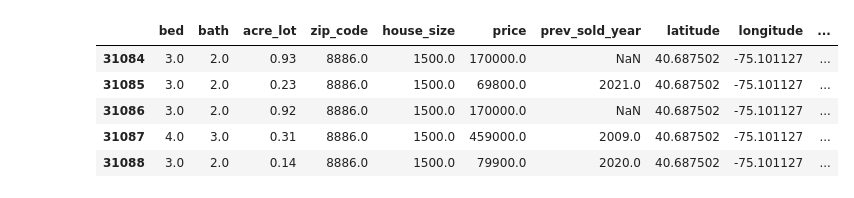
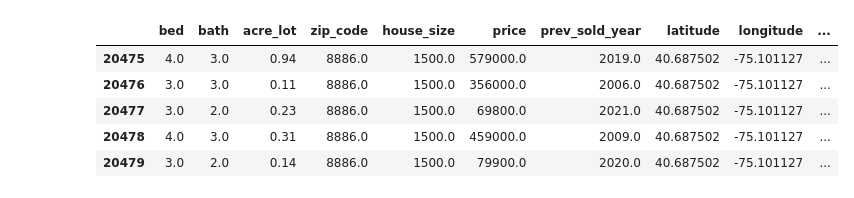
Before and after one commit to jiml-mlai-bootcamp-ucberkeley/8_Week_Challenge, a Jupyter notebook: Multiple Models.ipynb, the cells around one changed output. Drawn from its saved outputs; the diff is of its cells as text; code cells hidden in the pictures.

```diff
--- a/Multiple Models.ipynb
+++ b/Multiple Models.ipynb
@@ -46,3 +51,13 @@ memory usage: 2.4 MB
+# %%
+switches = {
+    "which_df":"allcounties",
+    "normalize":False,
+    "model":"KNearest Neighbor"
+}
+state = "nj"
+# False True onezipcode onecounty outliers allzipcodes allcounties
+# "Linear Regression" "KNearest Neighbor" "Decision Tree" "Polynomial" "Lasso" "Ridge"
+# "Random Forest" "Hist Gradient Boosting" "Gradient Boosting" "Adaboost"
 # %%
 groupby_zipcode = outliers_df.groupby(["zip_code"])["zip_code"].count().sort_values(ascending=False)
 groupby_zipcode_df = pd.DataFrame(groupby_zipcode).rename(columns={"zip_code":"count"}).reset_index()
@@ -74,0 +90,5 @@ memory usage: 32.0 KB
+# %%
+groupby_county = outliers_df.groupby(["county"])["county"].count().sort_values(ascending=False)
+groupby_county_df = pd.DataFrame(groupby_county).rename(columns={"county":"count"}).reset_index()
+first_county = groupby_county_df.iloc[0]["county"]
+first_county
@@ -74,0 +97,2 @@ memory usage: 32.0 KB
+# %%
+one_county_df = outliers_df[outliers_df["county"].isin([first_county])]
@@ -75,18 +119,34 @@ memory usage: 32.0 KB
+# %%
+which_dataframe = outliers_df
+match switches["which_df"]:
+    case "onezipcode":
+        which_dataframe = one_zipcode_df
+    case "onecounty":
+        which_dataframe = one_county_df
+    case "allzipcodes":
+        which_dataframe = outliers_df
+    case "allcounties":
+        which_dataframe = outliers_df
+    case _:
+        which_dataframe = outliers_df
 # %%
-# "data":one_zipcode_df,
+normalize_df = which_dataframe
 
 params = {
-    "data":outliers_df,
+    "data":which_dataframe,
     "features_a":["prev_sold_year","zip_code","latitude","longitude","county"],
     "features_n":["bed","bath","acre_lot","house_size","price"]
 }
-#normalize_df = mean_and_std(params)
-normalize_df = outliers_df
+
+match switches["normalize"]:
+    case True:
+        normalize_df = mean_and_std(params)
+
 normalize_df.tail()
 # %% [output]
 |  | bed | bath | acre_lot | zip_code | house_size | price | prev_sold_year | latitude | longitude | ... |
-| 31084 | 3.0 | 2.0 | 0.93 | 8886.0 | 1500.0 | 170000.0 | NaN | 40.687502 | -75.101127 | ... |
-| 31085 | 3.0 | 2.0 | 0.23 | 8886.0 | 1500.0 | 69800.0 | 2021.0 | 40.687502 | -75.101127 | ... |
-| 31086 | 3.0 | 2.0 | 0.92 | 8886.0 | 1500.0 | 170000.0 | NaN | 40.687502 | -75.101127 | ... |
-| 31087 | 4.0 | 3.0 | 0.31 | 8886.0 | 1500.0 | 459000.0 | 2009.0 | 40.687502 | -75.101127 | ... |
-| 31088 | 3.0 | 2.0 | 0.14 | 8886.0 | 1500.0 | 79900.0 | 2020.0 | 40.687502 | -75.101127 | ... |
+| 20475 | 4.0 | 3.0 | 0.94 | 8886.0 | 1500.0 | 579000.0 | 2019.0 | 40.687502 | -75.101127 | ... |
+| 20476 | 3.0 | 3.0 | 0.11 | 8886.0 | 1500.0 | 356000.0 | 2006.0 | 40.687502 | -75.101127 | ... |
+| 20477 | 3.0 | 2.0 | 0.23 | 8886.0 | 1500.0 | 69800.0 | 2021.0 | 40.687502 | -75.101127 | ... |
+| 20478 | 4.0 | 3.0 | 0.31 | 8886.0 | 1500.0 | 459000.0 | 2009.0 | 40.687502 | -75.101127 | ... |
+| 20479 | 3.0 | 2.0 | 0.14 | 8886.0 | 1500.0 | 79900.0 | 2020.0 | 40.687502 | -75.101127 | ... |
```
Also changed, not shown: parts of 35 cells of this notebook, 8 other files.
